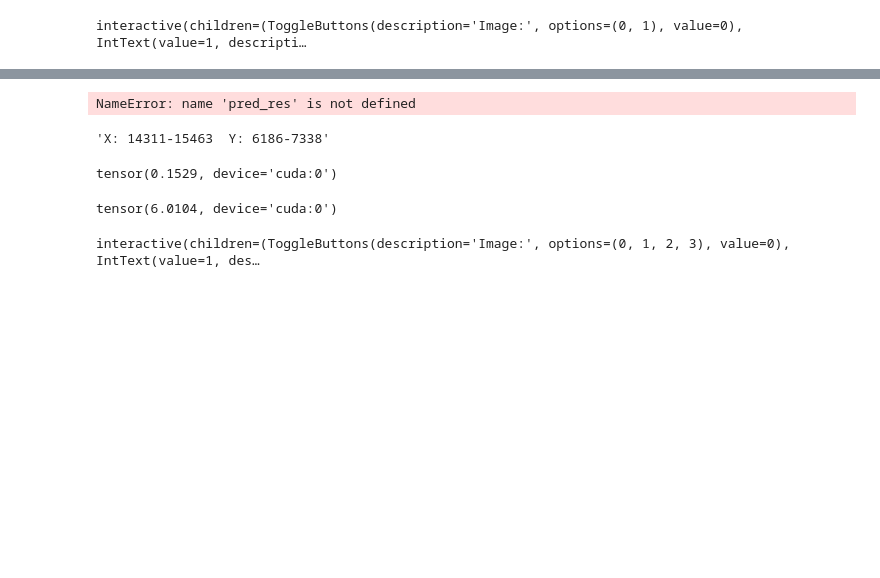
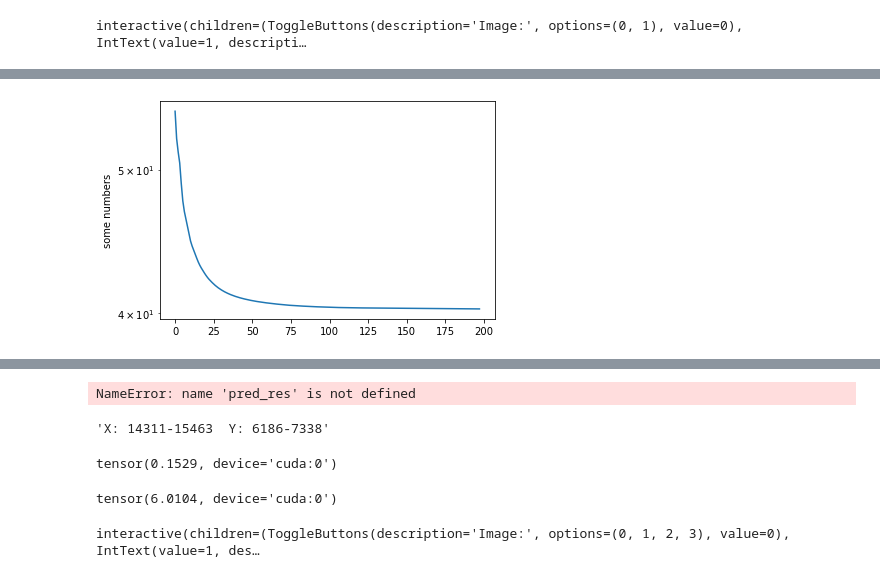
Before and after one commit to seung-lab/metroem, a Jupyter notebook: notebooks/Manual Alignment Mouse.ipynb, the cells around one changed output, grey strips where cells are left out. Drawn from its saved outputs; the diff is of its cells as text; code cells hidden in the pictures; blank space fills up the shorter version.

```diff
--- a/notebooks/Manual Alignment Mouse.ipynb
+++ b/notebooks/Manual Alignment Mouse.ipynb
@@ -240,0 +259,8 @@ without_net_losses['result']
+# %%
+import matplotlib.pyplot as plt
+plt.plot([x * 100 for x in line1])
+plt.ylabel('some numbers')
+plt.yscale('log')
+plt.show()
+# %% [output]
+[figure, added]
```
Also changed, not shown: parts of 12 cells of this notebook, 3 other files.
